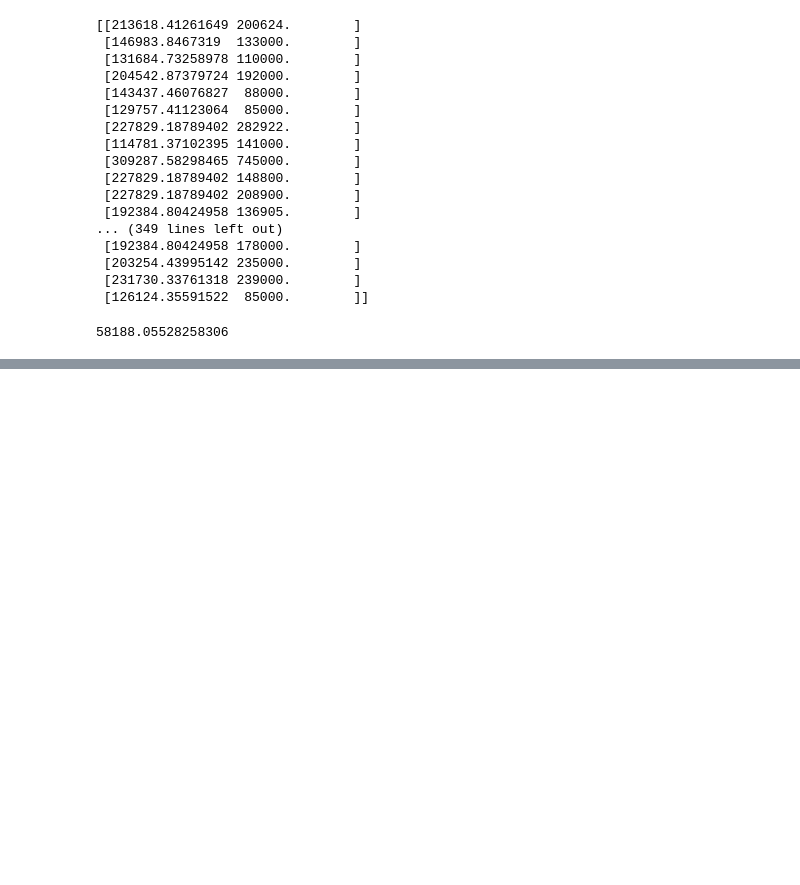
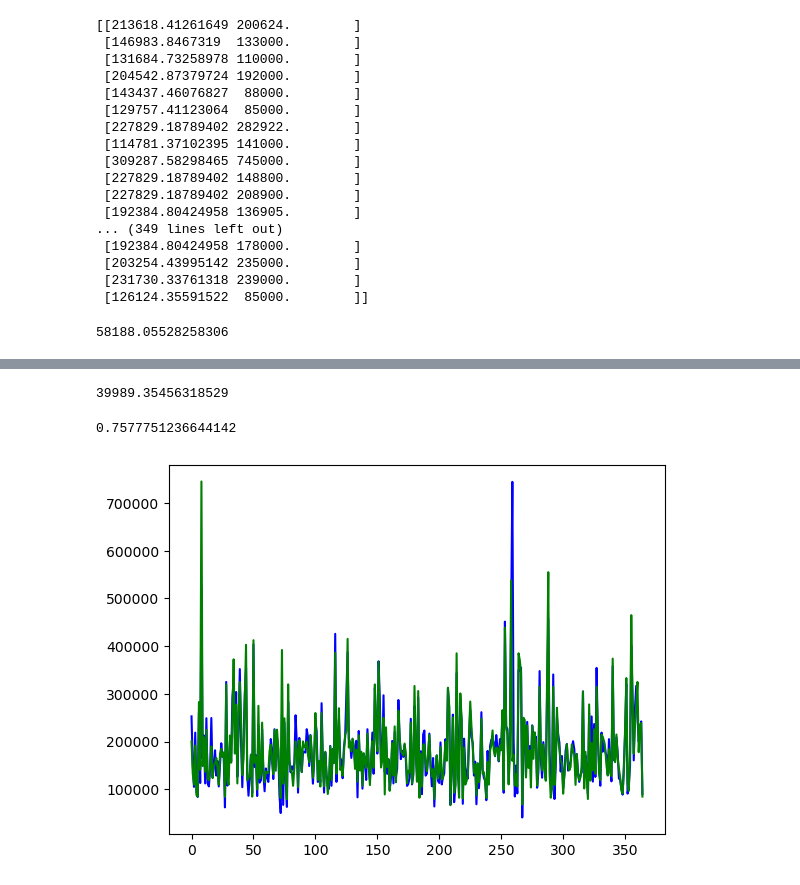
Before and after one commit to Sahadat31/Linear_regression_scratch, a Jupyter notebook: House_Price_Prediction.ipynb, the cells around one changed output, grey strips where cells are left out. Drawn from its saved outputs; the diff is of its cells as text; code cells hidden in the pictures; blank space fills up the shorter version.

Commit message:
EDA-complete+Multi Linear Regression

```diff
--- a/House_Price_Prediction.ipynb
+++ b/House_Price_Prediction.ipynb
@@ -402,0 +535,5 @@ print(rmse)
+# %%
+num_variables = [idx for idx,col in enumerate(df1) if df1[col].dtype!='O' and col!='HousePrice']
+from sklearn.preprocessing import StandardScaler
+sc = StandardScaler()
+X[:,num_variables] = sc.fit_transform(X[:,num_variables])
@@ -402,0 +542,11 @@ print(rmse)
+# %%
+from sklearn.compose import ColumnTransformer
+from sklearn.preprocessing import OneHotEncoder
+ct = ColumnTransformer(transformers=[('encoder',OneHotEncoder(),categories)],remainder='passthrough')
+X = ct.fit_transform(X).toarray()
+# %%
+X_train, X_test, y_train,y_test = train_test_split(X,y,test_size=0.25,random_state=0)
+# %%
+model_mul =LinearRegression(epochs=1500,alpha=0.02)
+model_mul.fit(X_train,y_train)
+y_pred = model_mul.predict(X_test)
@@ -402,0 +573,18 @@ print(rmse)
+# %%
+error = mean_squared_error(y_test,y_pred)
+rmse = np.sqrt(error)
+print(rmse)
+# %% [output]
+39989.35456318529
+# %%
+from sklearn.metrics import r2_score
+r2_score = r2_score(y_test,y_pred)
+print(r2_score)
+# %% [output]
+0.7577751236644142
+# %%
+plt.plot(y_pred,c='blue')
+plt.plot(y_test,c='green')
+plt.show()
+# %% [output]
+[figure, added]
```
Also changed, not shown: parts of 20 cells of this notebook.
